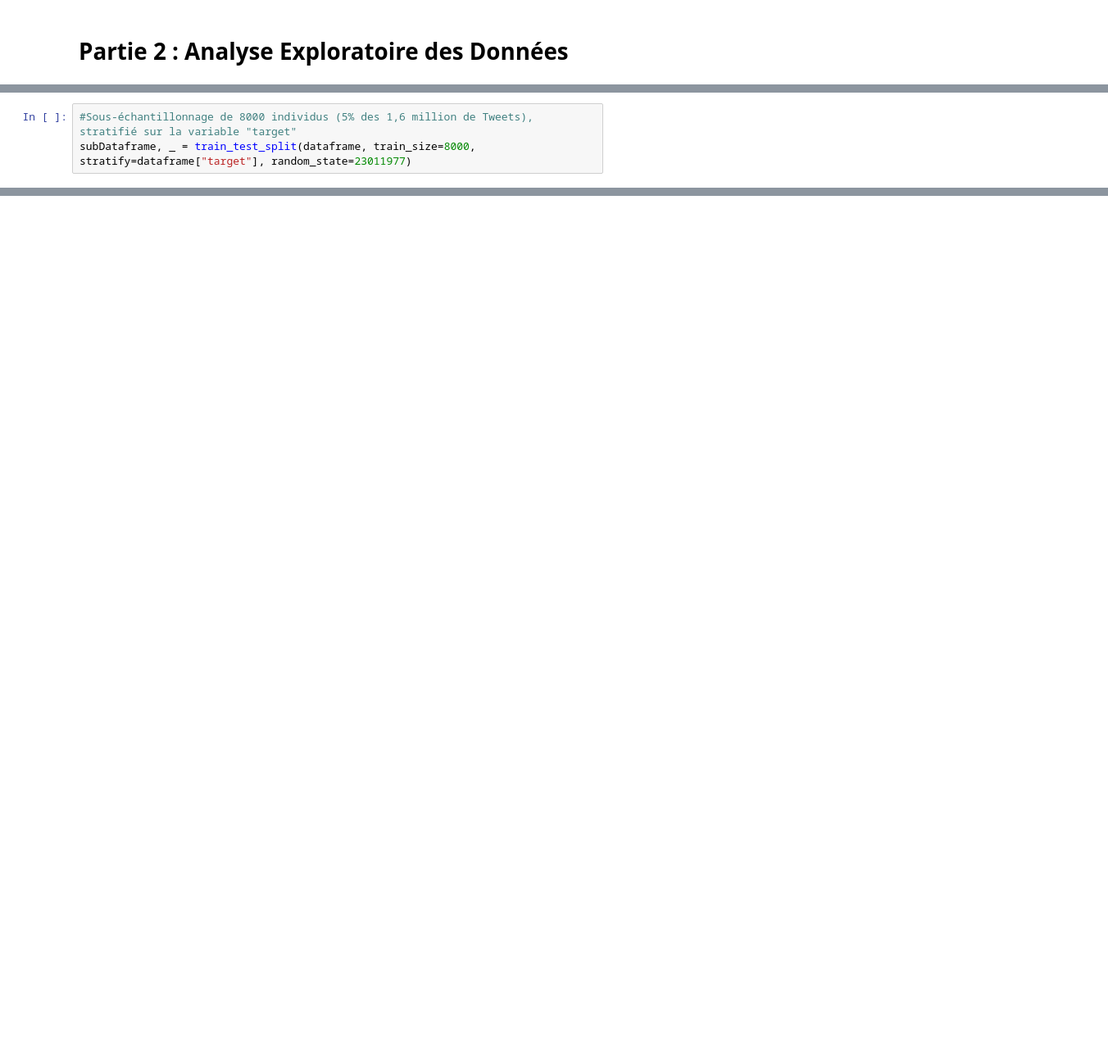
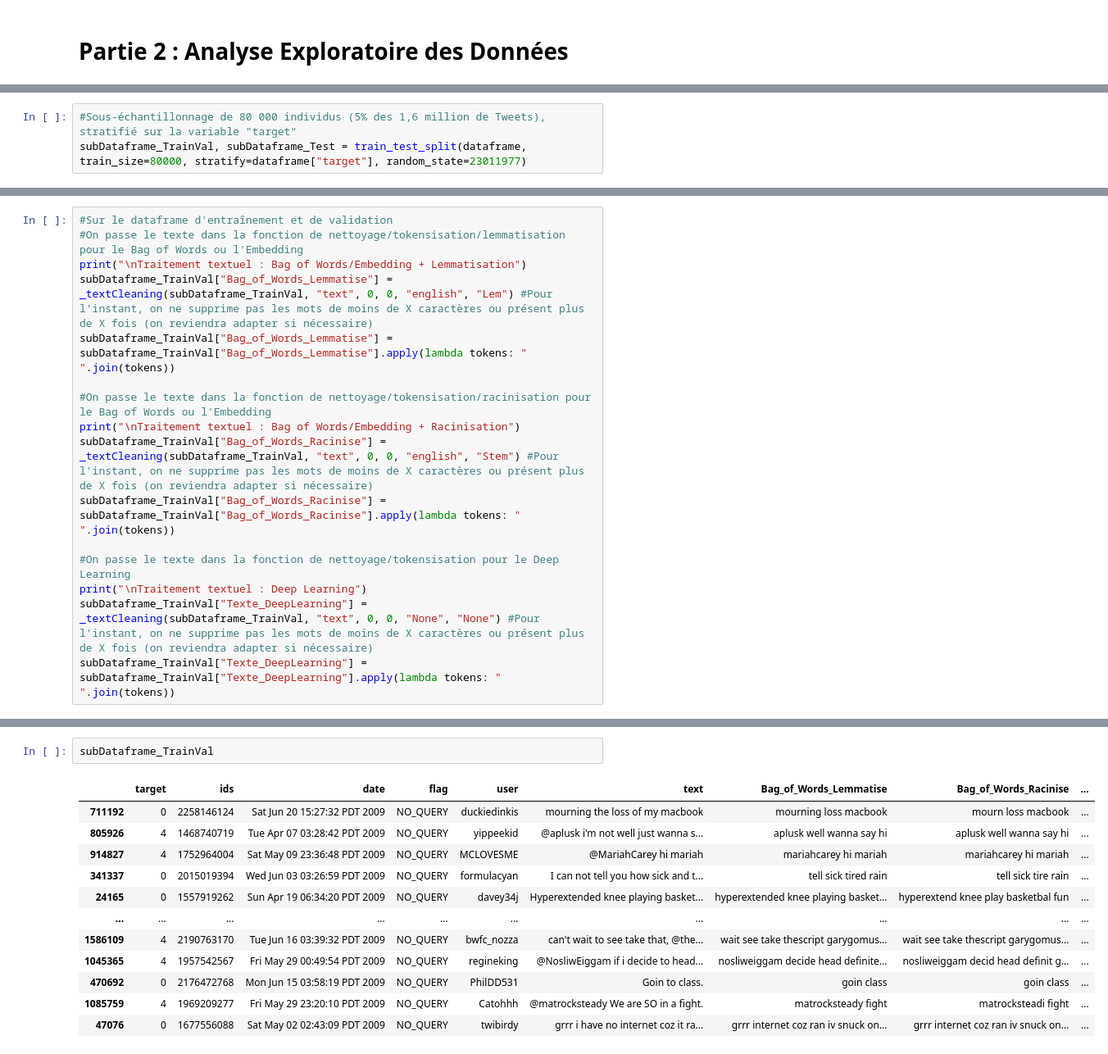
Before and after one commit to Jojo31100/Projet_7-Air_Paradis-PUBLIC, a Jupyter notebook: AirParadis_Notebook.ipynb, the cells around one changed output, grey strips where cells are left out. Shown: that part at 82% size. Drawn from its saved outputs; the diff is of its cells as text; blank space fills up the shorter version.

```diff
--- a/AirParadis_Notebook.ipynb
+++ b/AirParadis_Notebook.ipynb
@@ -372,6 +386,6 @@ Ce qui devrait être amplement suffisant pour entrainer/valider et tester nos di
 
 Il sera important toutefois de procéder à un mélange aléatoire (mais reproductible) des données : la target étant négative sur les 50 premiers pourcents du dataset, et positive sur les 50% restants.
 # %%
-#Sous-échantillonnage de 8000 individus (5% des 1,6 million de Tweets), stratifié sur la variable "target"
-subDataframe, _ = train_test_split(dataframe, train_size=8000, stratify=dataframe["target"], random_state=23011977)
+#Sous-échantillonnage de 80 000 individus (5% des 1,6 million de Tweets), stratifié sur la variable "target"
+subDataframe_TrainVal, subDataframe_Test = train_test_split(dataframe, train_size=80000, stratify=dataframe["target"], random_state=23011977)
 # %%
@@ -390,0 +421,16 @@ Taille du dataset : 8000 individus, et 6 variables
+# %%
+#Sur le dataframe d'entraînement et de validation
+#On passe le texte dans la fonction de nettoyage/tokensisation/lemmatisation pour le Bag of Words ou l'Embedding
+print("\nTraitement textuel : Bag of Words/Embedding + Lemmatisation")
+subDataframe_TrainVal["Bag_of_Words_Lemmatise"] = _textCleaning(subDataframe_TrainVal, "text", 0, 0, "english", "Lem") #Pour l'instant, on ne supprime pas les mots de moins de X caractères ou présent plus de X fois (on reviendra adapter si nécessaire)
+subDataframe_TrainVal["Bag_of_Words_Lemmatise"] = subDataframe_TrainVal["Bag_of_Words_Lemmatise"].apply(lambda tokens: " ".join(tokens))
+
+#On passe le texte dans la fonction de nettoyage/tokensisation/racinisation pour le Bag of Words ou l'Embedding
+print("\nTraitement textuel : Bag of Words/Embedding + Racinisation")
+subDataframe_TrainVal["Bag_of_Words_Racinise"] = _textCleaning(subDataframe_TrainVal, "text", 0, 0, "english", "Stem") #Pour l'instant, on ne supprime pas les mots de moins de X caractères ou présent plus de X fois (on reviendra adapter si nécessaire)
+subDataframe_TrainVal["Bag_of_Words_Racinise"] = subDataframe_TrainVal["Bag_of_Words_Racinise"].apply(lambda tokens: " ".join(tokens))
+
+#On passe le texte dans la fonction de nettoyage/tokensisation pour le Deep Learning
+print("\nTraitement textuel : Deep Learning")
+subDataframe_TrainVal["Texte_DeepLearning"] = _textCleaning(subDataframe_TrainVal, "text", 0, 0, "None", "None") #Pour l'instant, on ne supprime pas les mots de moins de X caractères ou présent plus de X fois (on reviendra adapter si nécessaire)
+subDataframe_TrainVal["Texte_DeepLearning"] = subDataframe_TrainVal["Texte_DeepLearning"].apply(lambda tokens: " ".join(tokens))
@@ -390,0 +459,15 @@ Taille du dataset : 8000 individus, et 6 variables
+# %%
+subDataframe_TrainVal
+# %% [output]
+|  | target | ids | date | flag | user | text | Bag_of_Words_Lemmatise | Bag_of_Words_Racinise | ... |
+| 711192 | 0 | 2258146124 | Sat Jun 20 15:27:32 PDT 2009 | NO_QUERY | duckiedinkis | mourning the loss of my macbook | mourning loss macbook | mourn loss macbook | ... |
+| 805926 | 4 | 1468740719 | Tue Apr 07 03:28:42 PDT 2009 | NO_QUERY | yippeekid | @aplusk i'm not well just wanna s... | aplusk well wanna say hi | aplusk well wanna say hi | ... |
+| 914827 | 4 | 1752964004 | Sat May 09 23:36:48 PDT 2009 | NO_QUERY | MCLOVESME | @MariahCarey hi mariah | mariahcarey hi mariah | mariahcarey hi mariah | ... |
+| 341337 | 0 | 2015019394 | Wed Jun 03 03:26:59 PDT 2009 | NO_QUERY | formulacyan | I can not tell you how sick and t... | tell sick tired rain | tell sick tire rain | ... |
+| 24165 | 0 | 1557919262 | Sun Apr 19 06:34:20 PDT 2009 | NO_QUERY | davey34j | Hyperextended knee playing basket... | hyperextended knee playing basket... | hyperextend knee play basketbal fun | ... |
+| ... | ... | ... | ... | ... | ... | ... | ... | ... | ... |
+| 1586109 | 4 | 2190763170 | Tue Jun 16 03:39:32 PDT 2009 | NO_QUERY | bwfc_nozza | can't wait to see take that, @the... | wait see take thescript garygomus... | wait see take thescript garygomus... | ... |
+| 1045365 | 4 | 1957542567 | Fri May 29 00:49:54 PDT 2009 | NO_QUERY | regineking | @NosliwEiggam if i decide to head... | nosliweiggam decide head definite... | nosliweiggam decid head definit g... | ... |
+| 470692 | 0 | 2176472768 | Mon Jun 15 03:58:19 PDT 2009 | NO_QUERY | PhilDD531 | Goin to class. | goin class | goin class | ... |
+| 1085759 | 4 | 1969209277 | Fri May 29 23:20:10 PDT 2009 | NO_QUERY | Catohhh | @matrocksteady We are SO in a fight. | matrocksteady fight | matrocksteadi fight | ... |
+| 47076 | 0 | 1677556088 | Sat May 02 02:43:09 PDT 2009 | NO_QUERY | twibirdy | grrr i have no internet coz it ra... | grrr internet coz ran iv snuck on... | grrr internet coz ran iv snuck on... | ... |
```
Also changed, not shown: parts of 21 cells of this notebook.
